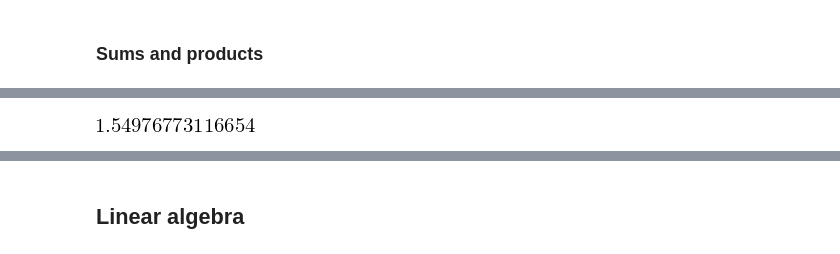
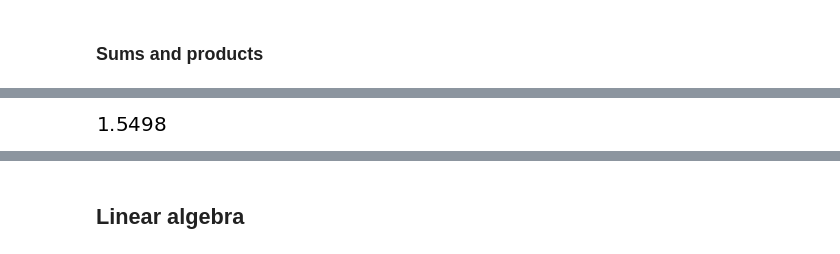
Before and after one commit to j1nu0312/tips-for-kime, a Jupyter notebook: ETC-Python/Example_Sympy.ipynb, the cells around one changed output, grey strips where cells are left out. Drawn from its saved outputs; the diff is of its cells as text; code cells hidden in the pictures.

```diff
--- a/ETC-Python/Example_Sympy.ipynb
+++ b/ETC-Python/Example_Sympy.ipynb
@@ -285,7 +310,7 @@ Sum(1/n**2, (n, 1, 10))
 # %%
-Sum(1/n**2, (n,1, 10)).evalf()
+Sum(1/n**2, (n,1, 10)).evalf(n=5)
 # %% [output]
-[figure, old version]
+[figure, new version]
 # %%
 Sum(1/n**2, (n, 1, oo)).evalf()
 # %% [output]
```
Also changed, not shown: parts of 57 cells of this notebook.
